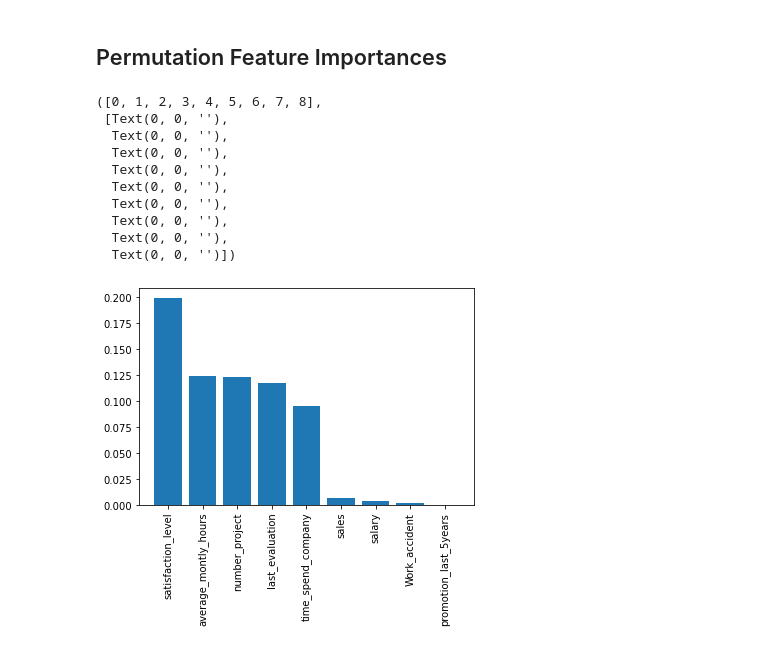
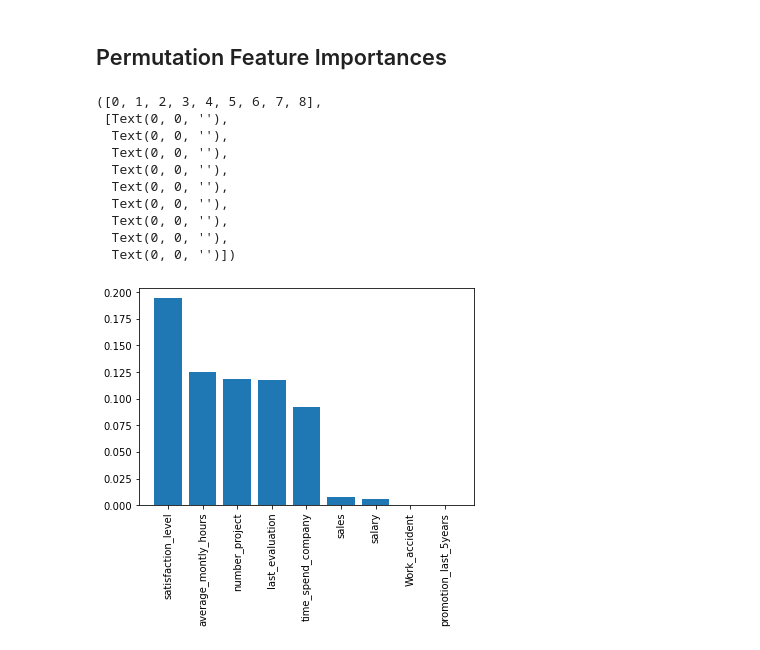
Before and after one commit to prithvitanna/stat451_project, a Jupyter notebook: Modeling.ipynb, the cells around one changed output. Cells and saved outputs as stored; diff of their text form; code cells hidden in the pictures.

```diff
--- a/Modeling.ipynb
+++ b/Modeling.ipynb
@@ -135,7 +167,7 @@ def get_feature_names(column_transformer):
 pipe = model_pipeline(KNeighborsClassifier())
 pipe.fit(X_train,y_train)
 param_grid = {'model__n_neighbors':[3,5,7]}
-gs = GridSearchCV(pipe,param_grid)
+gs = GridSearchCV(pipe,param_grid, cv = 10)
 gs.fit(X_train,y_train)
 gs.score(X_test,y_test)
 # %% [output]
@@ -156,7 +203,7 @@ print(f1_score(y_test,gs.predict(X_test)))
 # %%
 pipe = model_pipeline(RandomForestClassifier(random_state = 42))
 pipe.fit(X_train,y_train)
-param_grid = {'model__n_estimators': [100,200,300], 'model__max_depth': [10,30,None]}
-gs_2 = GridSearchCV(pipe,param_grid)
+param_grid = {'model__n_estimators': [100,1000], 'model__max_depth': [10,30,50,None]}
+gs_2 = GridSearchCV(pipe,param_grid, cv = 10)
 gs_2.fit(X_train,y_train)
 gs_2.score(X_test,y_test)
@@ -208,4 +252,0 @@ plt.xticks(rotation = 90)
-# %%
-pipe = model_pipeline(RandomForestClassifier(random_state = 42))
-pipe.fit(X_train,y_train)
-print(pipe.score(X_test,y_test))
@@ -252,7 +266,7 @@ plt.xticks(rotation = 90)
 # %%
 pipe = model_pipeline(XGBClassifier(random_state = 42))
 pipe.fit(X_train,y_train)
-param_grid = {'model__n_estimators' : [100,200,300], 'model__max_depth': [2,5,10,None], 'model__learning_rate' : [0.01, 0.1, 0.5],             }
-gs_3 = GridSearchCV(pipe,param_grid)
+param_grid = {'model__n_estimators' : [100,1000], 'model__max_depth': [2,5,10,None], 'model__learning_rate' : [0.01, 0.1, 0.5]}
+gs_3 = GridSearchCV(pipe,param_grid, cv = 10)
 gs_3.fit(X_train,y_train)
 # %% [output]
@@ -293,21 +318,23 @@ print(f1_score(y_test,gs_3.predict(X_test)))
 # %% [markdown]
 ## Permutation Feature Importances
 # %%
-importance_mean = permutation_importance(gs_2,X_test,y_test,n_repeats = 30)['importances_mean']
+permutation = permutation_importance(gs_2,X_test,y_test,n_repeats = 30)
+importance_mean = permutation['importances_mean']
+importance_std = permutation['importances_std']
 importance_mean = pd.Series(importance_mean)
 importance_mean.index = X_train.columns
 importance_mean = importance_mean.sort_values(ascending = False)
 plt.bar(importance_mean.index,importance_mean)
 plt.xticks(rotation = 90)
 # %% [output]
 ([0, 1, 2, 3, 4, 5, 6, 7, 8],
  [Text(0, 0, ''),
   Text(0, 0, ''),
   Text(0, 0, ''),
   Text(0, 0, ''),
   Text(0, 0, ''),
   Text(0, 0, ''),
   Text(0, 0, ''),
   Text(0, 0, ''),
   Text(0, 0, '')])
-[figure, old version]
+[figure, new version]
```
Also changed, not shown: parts of 29 cells of this notebook.
